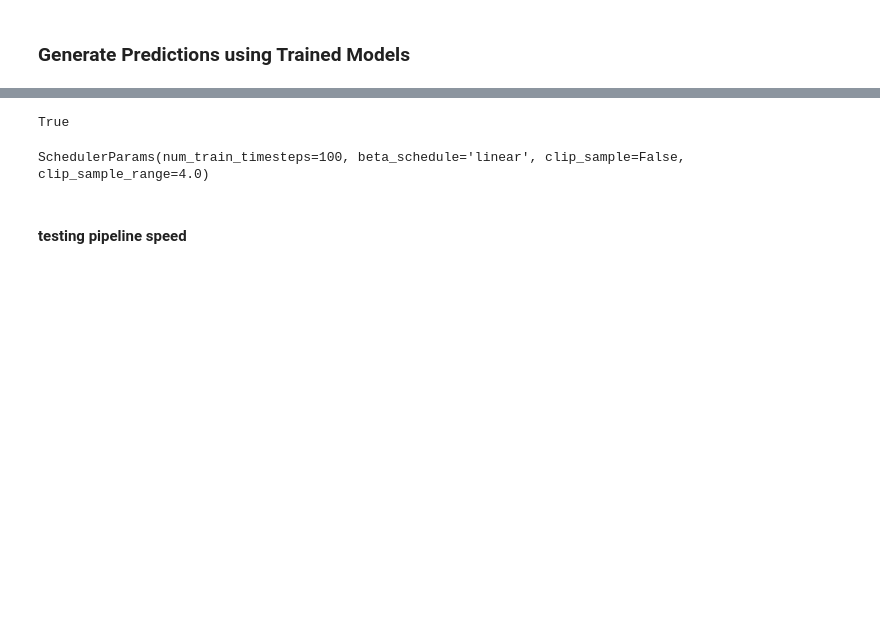
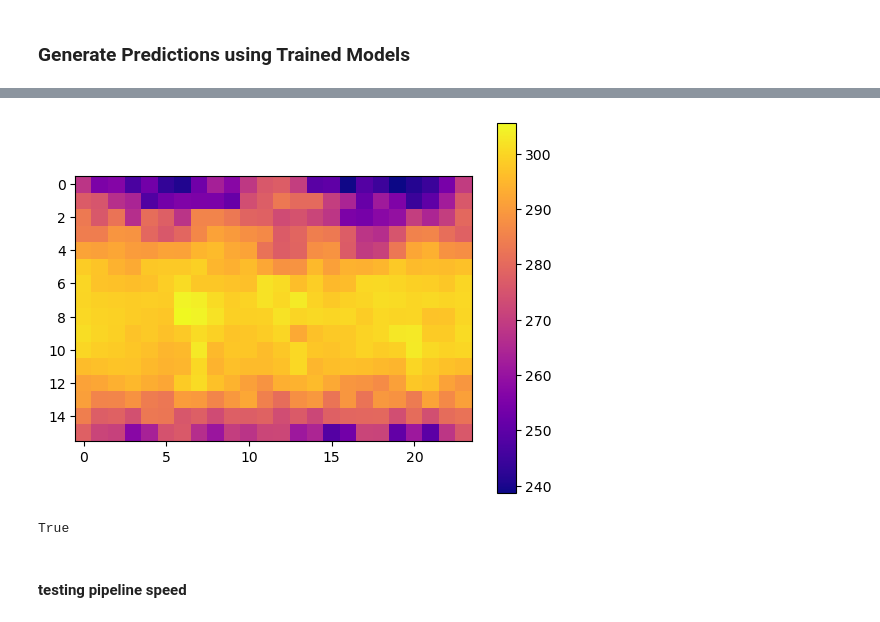
Before and after one commit to SammyAgrawal/diffusion-climsim, a Jupyter notebook: Evaluation.ipynb, the cells around one changed output, grey strips where cells are left out. Drawn from its saved outputs; the diff is of its cells as text; code cells hidden in the pictures; blank space fills up the shorter version.

```diff
--- a/Evaluation.ipynb
+++ b/Evaluation.ipynb
@@ -70 +105,9 @@ sample = recreate_sample(dataset[656])
+# %%
+og = dataset.data.state_t.sel(time=0, lev=59, ncol=dataset.permute_indices).load().data
+# %%
+plt.imshow(og.reshape(16, 24), cmap='plasma')
+plt.colorbar()
+plt.show()
+# %% [output]
+[figure, added]
 # %%
@@ -79,5 +119,0 @@ ddpm = tru.load_model_from_ckpt(f"{run_id}-ckpt.pt", mconfig, exp_id)
-# %%
-scheduler = data.load_scheduler(mconfig)
-mconfig.scheduler
-# %% [output]
-SchedulerParams(num_train_timesteps=100, beta_schedule='linear', clip_sample=False, clip_sample_range=4.0)
```
Also changed, not shown: parts of 94 cells of this notebook, 4 other files.
